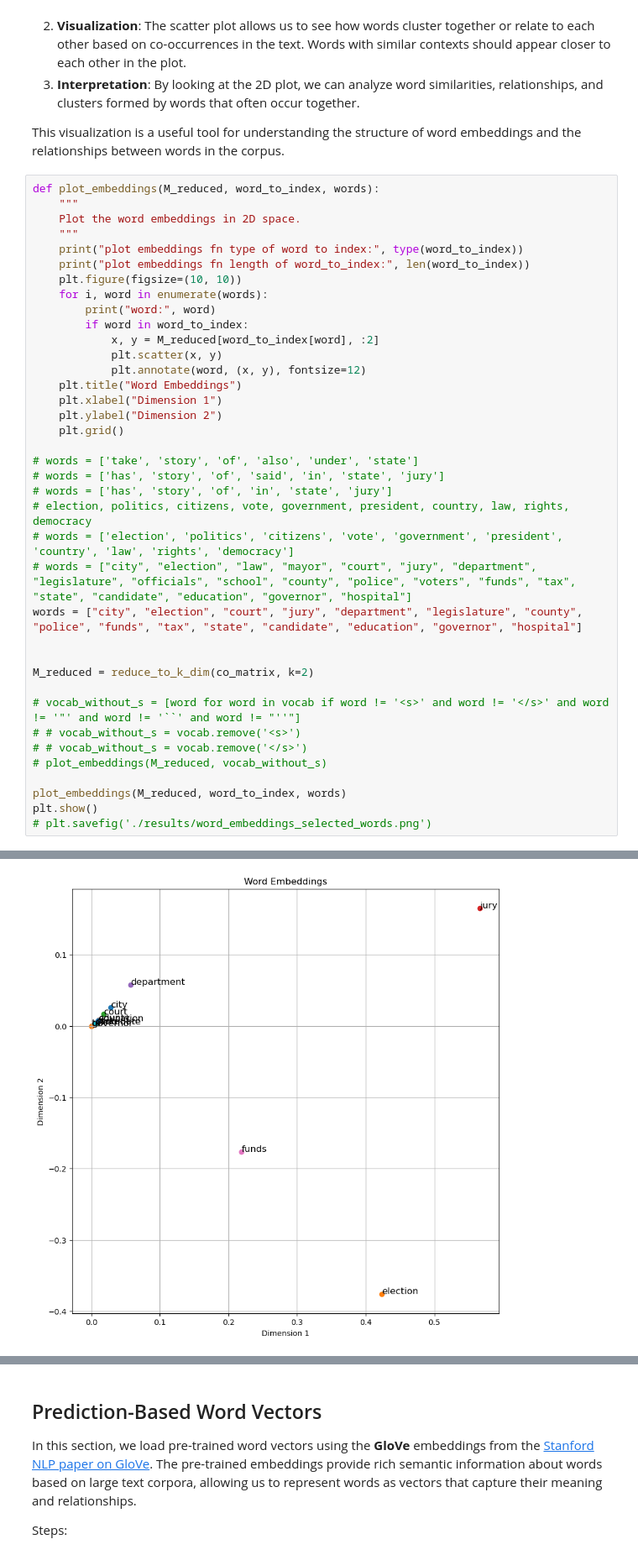
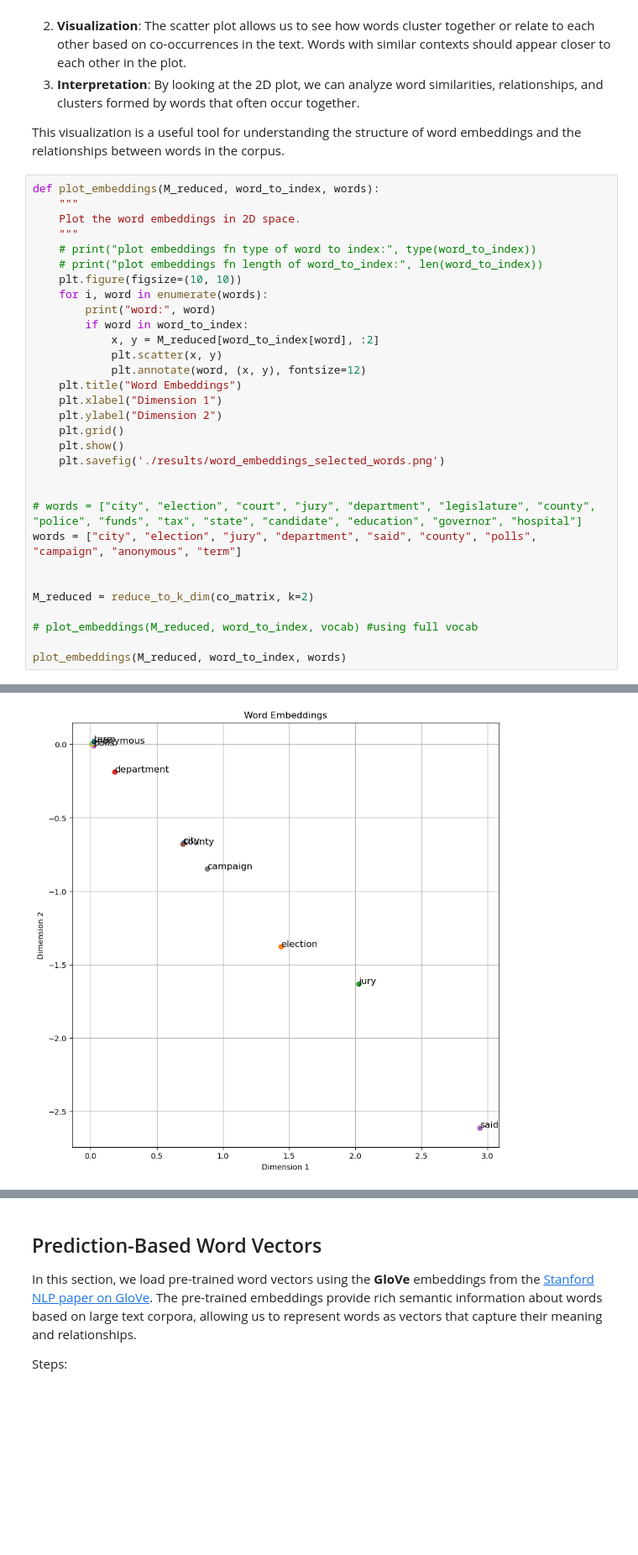
Before and after one commit to kaleem-01/NLP_2025_A2, a Jupyter notebook: NLP_A2 - Part 2 and 3.ipynb, the cells around one changed output, grey strips where cells are left out. Shown at 84% size. Drawn from its saved outputs; the diff is of its cells as text; blank space fills up the shorter version.

```diff
--- a/NLP_A2 - Part 2 and 3.ipynb
+++ b/NLP_A2 - Part 2 and 3.ipynb
@@ -525,8 +495,8 @@ def plot_embeddings(M_reduced, word_to_index, words):
     """
     Plot the word embeddings in 2D space.
     """
-    print("plot embeddings fn type of word to index:", type(word_to_index))
-    print("plot embeddings fn length of word_to_index:", len(word_to_index))
+    # print("plot embeddings fn type of word to index:", type(word_to_index))
+    # print("plot embeddings fn length of word_to_index:", len(word_to_index))
     plt.figure(figsize=(10, 10))
     for i, word in enumerate(words):
         print("word:", word)
@@ -538,24 +508,17 @@ def plot_embeddings(M_reduced, word_to_index, words):
     plt.xlabel("Dimension 1")
     plt.ylabel("Dimension 2")
     plt.grid()
+    plt.show()
+    plt.savefig('./results/word_embeddings_selected_words.png')
 
-# words = ['take', 'story', 'of', 'also', 'under', 'state']
-# words = ['has', 'story', 'of', 'said', 'in', 'state', 'jury']
-# words = ['has', 'story', 'of', 'in', 'state', 'jury']
-# election, politics, citizens, vote, government, president, country, law, rights, democracy
-# words = ['election', 'politics', 'citizens', 'vote', 'government', 'president', 'country', 'law', 'rights', 'democracy']
-# words = ["city", "election", "law", "mayor", "court", "jury", "department", "legislature", "officials", "school", "county", "police", "voters", "funds", "tax", "state", "candidate", "education", "governor", "hospital"]
-words = ["city", "election", "court", "jury", "department", "legislature", "county", "police", "funds", "tax", "state", "candidate", "education", "governor", "hospital"]
+
+# words = ["city", "election", "court", "jury", "department", "legislature", "county", "police", "funds", "tax", "state", "candidate", "education", "governor", "hospital"]
+words = ["city", "election", "jury", "department", "said", "county", "polls", "campaign", "anonymous", "term"]
 
 
 M_reduced = reduce_to_k_dim(co_matrix, k=2)
 
-# vocab_without_s = [word for word in vocab if word != '<s>' and word != '</s>' and word != '"' and word != '``' and word != "''"]
-# # vocab_without_s = vocab.remove('<s>')
-# # vocab_without_s = vocab.remove('</s>')
-# plot_embeddings(M_reduced, vocab_without_s)
+# plot_embeddings(M_reduced, word_to_index, vocab) #using full vocab
 
 plot_embeddings(M_reduced, word_to_index, words)
-plt.show()
-# plt.savefig('./results/word_embeddings_selected_words.png')
 # %% [output]
@@ -579 +535 @@ word: hospital
-[figure, old version]
+[figure, new version]
```
Also changed, not shown: parts of 5 cells of this notebook, 3 other files.
